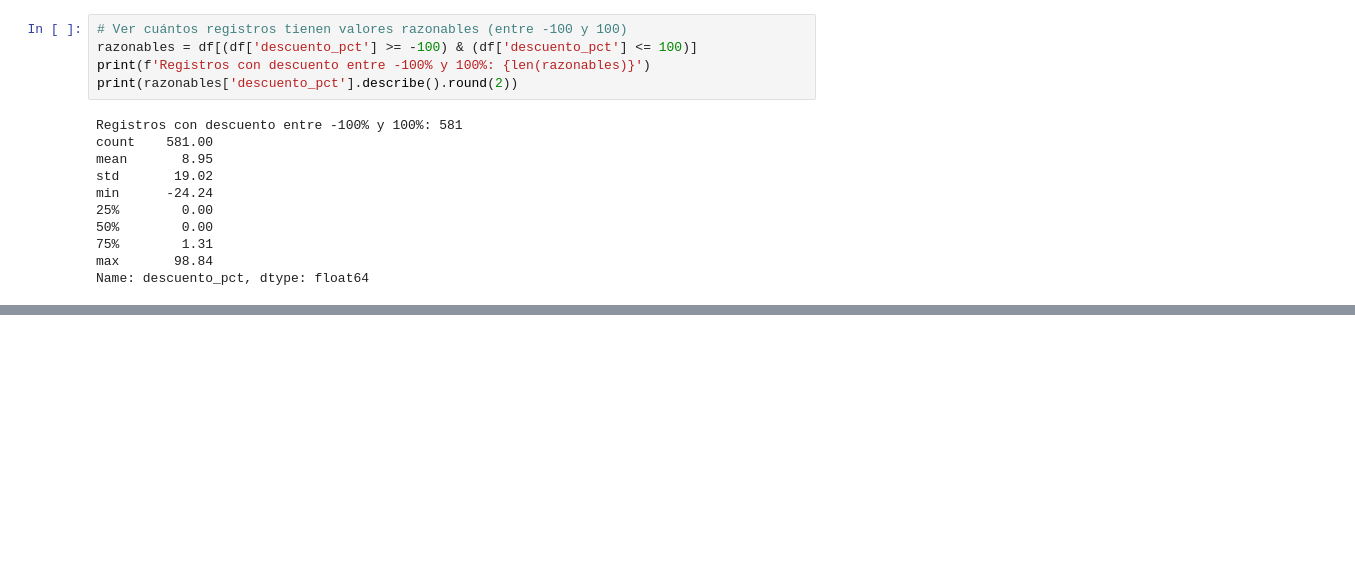
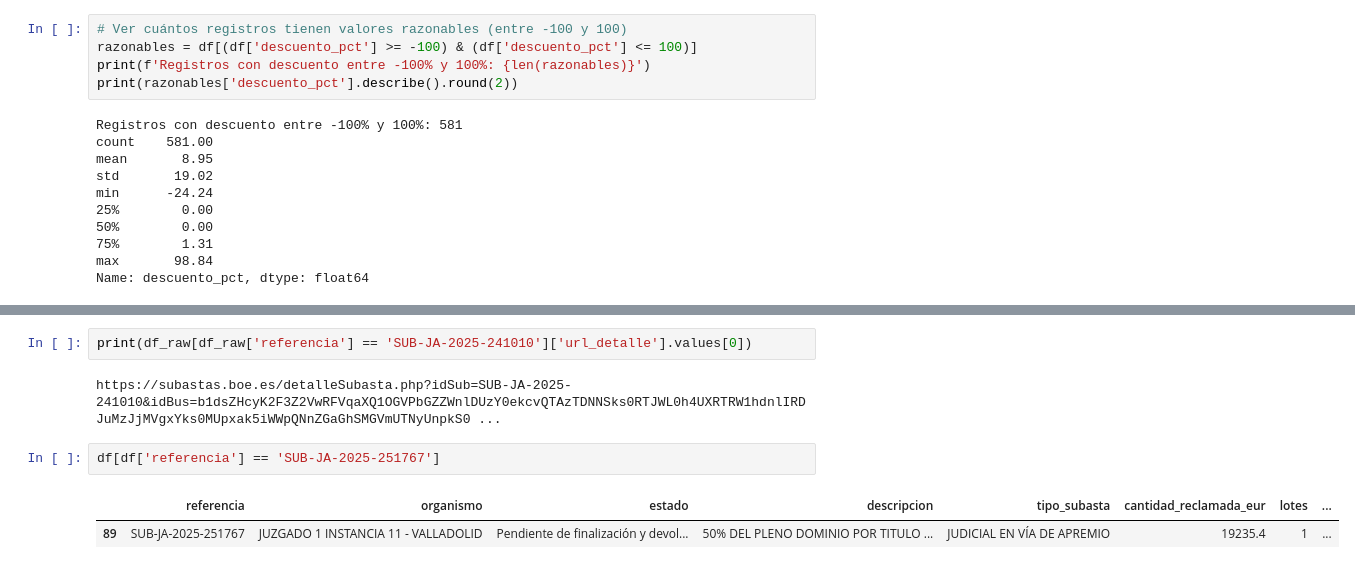
Before and after one commit to nadia0207/Proyecto_EDA_Subastas_BOE, a Jupyter notebook: src/memoria.ipynb, the cells around one changed output, grey strips where cells are left out. Cells and saved outputs as stored; diff of their text form; blank space fills up the shorter version.

```diff
--- a/src/memoria.ipynb
+++ b/src/memoria.ipynb
@@ -531,0 +649,9 @@ Name: descuento_pct, dtype: float64
+# %%
+print(df_raw[df_raw['referencia'] == 'SUB-JA-2025-241010']['url_detalle'].values[0])
+# %% [output]
+https://subastas.boe.es/detalleSubasta.php?idSub=SUB-JA-2025-241010&idBus=b1dsZHcyK2F3Z2VwRFVqaXQ1OGVPbGZZWnlDUzY0ekcvQTAzTDNNSks0RTJWL0h4UXRTRW1hdnlIRDJuMzJjMVgxYks0MUpxak5iWWpQNnZGaGhSMGVmUTNyUnpkS0 ...
+# %%
+df[df['referencia'] == 'SUB-JA-2025-251767']
+# %% [output]
+|  | referencia | organismo | estado | descripcion | tipo_subasta | cantidad_reclamada_eur | lotes | ... |
+| 89 | SUB-JA-2025-251767 | JUZGADO 1 INSTANCIA 11 - VALLADOLID | Pendiente de finalización y devol... | 50% DEL PLENO DOMINIO POR TITULO ... | JUDICIAL EN VÍA DE APREMIO | 19235.4 | 1 | ... |
```
Also changed, not shown: parts of 13 cells of this notebook, 3 other files.
